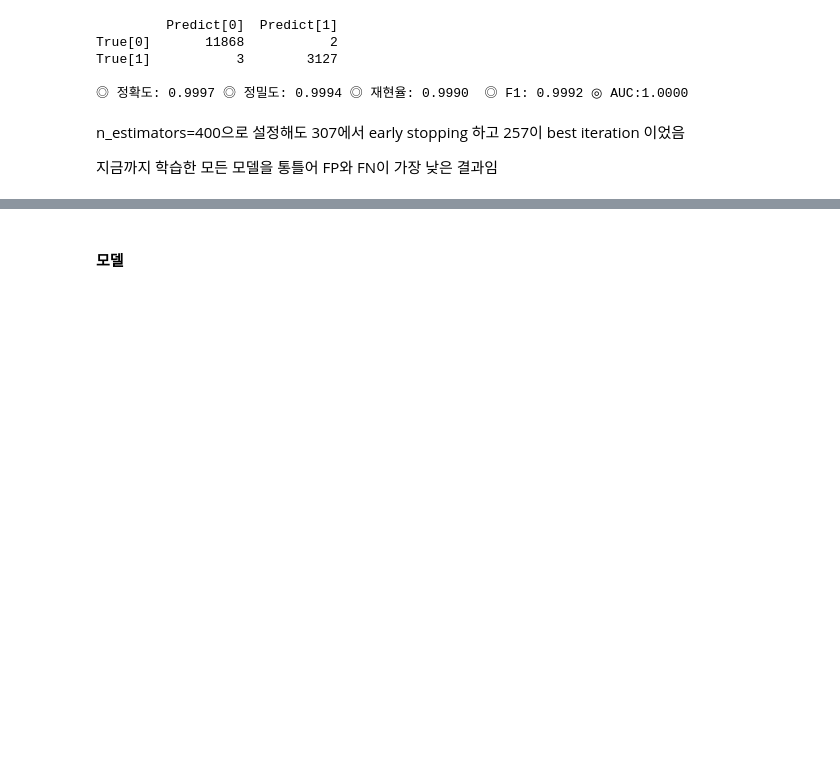
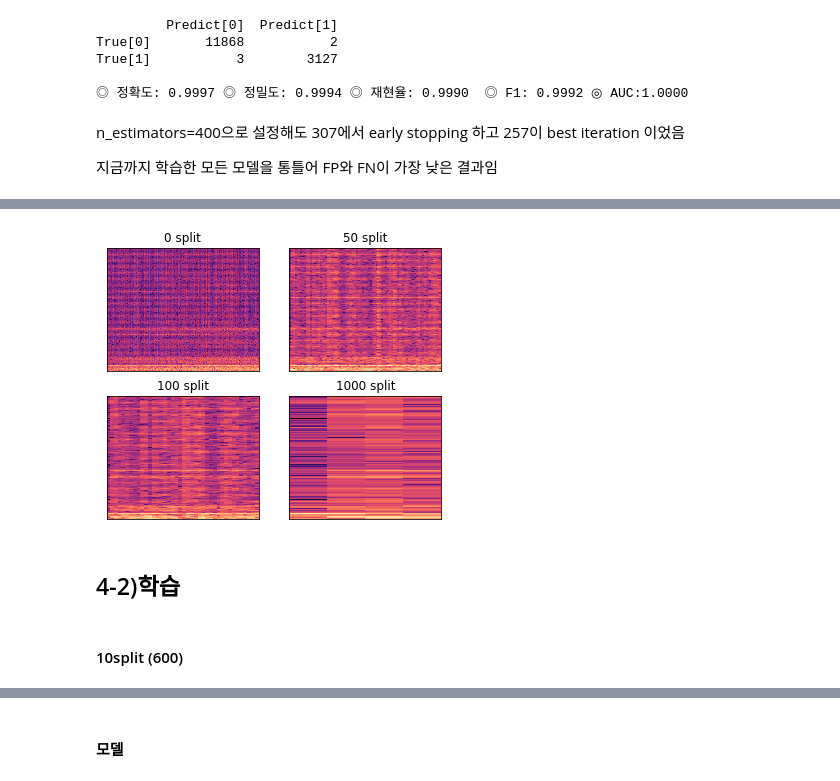
Before and after one commit to engineercha/engineercha, a Jupyter notebook: 졸프.ipynb, the cells around one changed output, grey strips where cells are left out. Drawn from its saved outputs; the diff is of its cells as text; code cells hidden in the pictures; blank space fills up the shorter version.

```diff
--- a/졸프.ipynb
+++ b/졸프.ipynb
@@ -936,0 +960,5 @@ n_estimators=400으로 설정해도 307에서 early stopping 하고 257이 best
+# %%
+a=librosa.stft(raw[0]) #1 => 10s
+b=librosa.stft(raw[0][0:40000]) #1/50 => 0.5s
+c=librosa.stft(raw[0][0:20000]) #1/100 => 0.1s
+d=librosa.stft(aug[0]) #1/1000 => 0.01s
@@ -936,0 +969,11 @@ n_estimators=400으로 설정해도 307에서 early stopping 하고 257이 best
+# %%
+plt.figure(figsize=(6,5))
+plt.subplot(2,2,1); plt.title('0 split'); librosa.display.specshow(librosa.amplitude_to_db(abs(a)), sr=Fs)
+plt.subplot(2,2,2); plt.title('50 split'); librosa.display.specshow(librosa.amplitude_to_db(abs(b)), sr=Fs)
+plt.subplot(2,2,3); plt.title('100 split'); librosa.display.specshow(librosa.amplitude_to_db(abs(c)), sr=Fs)
+plt.subplot(2,2,4); plt.title('1000 split'); librosa.display.specshow(librosa.amplitude_to_db(abs(d)), sr=Fs)
+plt.show()
+# %% [output]
+[figure, added]
+# %% [markdown]
+## 4-2)학습
@@ -936,0 +988,2 @@ n_estimators=400으로 설정해도 307에서 early stopping 하고 257이 best
+# %% [markdown]
+#### 10split (600)
```
Also changed, not shown: parts of 45 cells of this notebook.
